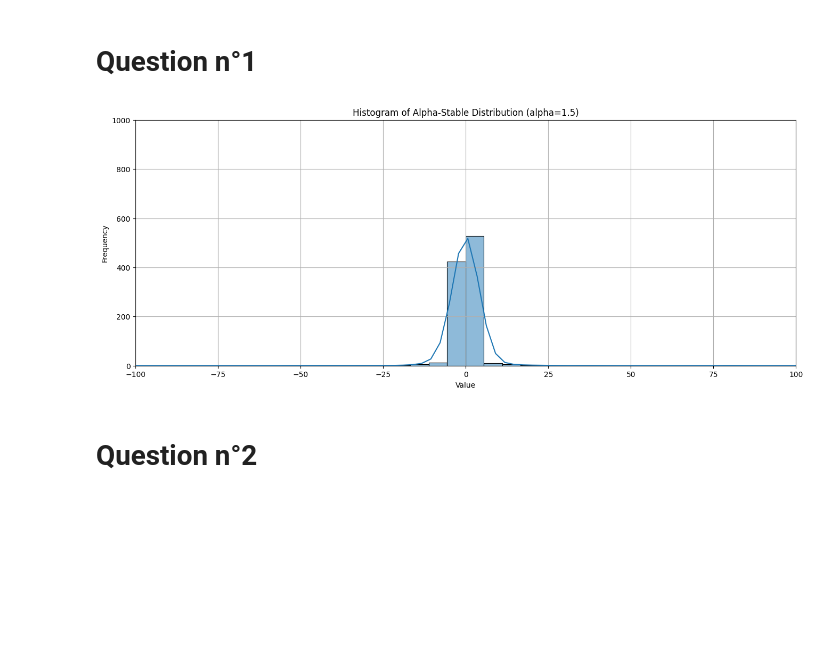
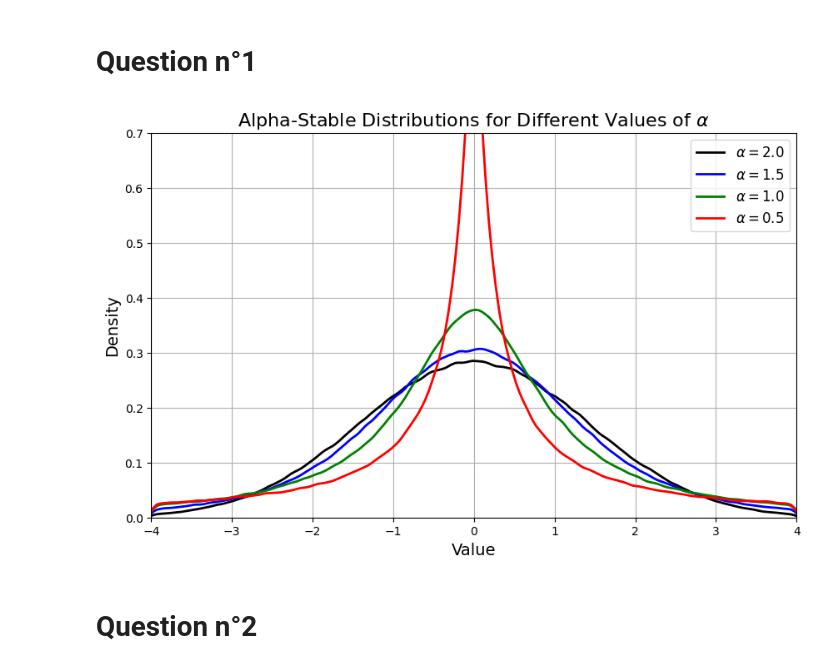
Before and after one commit to elyanrgn/ABC_alpha_stable_models, a Jupyter notebook: main.ipynb, the cells around one changed output. Saved outputs shown, nothing was run; the diff lists cells and outputs as text; code cells hidden in the pictures; blank space fills up the shorter version.

Commit message:
Plot of the distribution for various alpha

```diff
--- a/main.ipynb
+++ b/main.ipynb
@@ -71,21 +71,44 @@ def simulation_alpha_stable_mc(alpha: float, beta: float, gamma: float, delta: f
     y = jax.lax.cond(jnp.abs(alpha - 1) < epsi, branch_alpha_eq_1, branch_alpha_neq_1)
 
     return gamma * y + delta
-# %%
-y = simulation_alpha_stable_mc(1, 0, 0.5, 0, 1000, jax.random.PRNGKey(2))
-# Plotting the histogram
-plt.figure(figsize=(16, 6))
-sns.histplot(y, bins=100, kde=True)
-plt.title('Histogram of Alpha-Stable Distribution (alpha=1.5)')
-plt.xlabel('Value')
-plt.xlim(-100,100)
-plt.ylabel('Frequency')
-
-plt.ylim(0, 1000)
-plt.grid()
-plt.show()
-# %% [output]
-[figure, removed]
+# %%
+# Regenerate with new keys
+key = jax.random.PRNGKey(0)
+
+# 1 million points for better density
+n_points = 1_000_000
+
+keys = jax.random.split(key, 4)
+
+y_2  = simulation_alpha_stable_mc(2.0, 0, 1, 0, n_points, keys[0])
+y_15 = simulation_alpha_stable_mc(1.5, 0, 1, 0, n_points, keys[1])
+y_1  = simulation_alpha_stable_mc(1.0, 0, 1, 0, n_points, keys[2])
+y_05 = simulation_alpha_stable_mc(0.5, 0, 1, 0, n_points, keys[3])
+
+# Clip extreme values to focus on the interesting zone
+y_2  = y_2[(y_2 > -4) & (y_2 < 4)]
+y_15 = y_15[(y_15 > -4) & (y_15 < 4)]
+y_1  = y_1[(y_1 > -4) & (y_1 < 4)]
+y_05 = y_05[(y_05 > -4) & (y_05 < 4)]
+
+# Plot
+plt.figure(figsize=(10, 6))
+
+sns.kdeplot(y_2, label=r'$\alpha=2.0$', color='black', linewidth=2, bw_adjust=0.5)
+sns.kdeplot(y_15, label=r'$\alpha=1.5$', color='blue', linewidth=2, bw_adjust=0.5)
+sns.kdeplot(y_1, label=r'$\alpha=1.0$', color='green', linewidth=2, bw_adjust=0.5)
+sns.kdeplot(y_05, label=r'$\alpha=0.5$', color='red', linewidth=2, bw_adjust=0.5)
+
+plt.legend(fontsize=12)
+plt.xlim(-4, 4)
+plt.ylim(0, 0.7)
+plt.grid(True)
+plt.xlabel('Value', fontsize=14)
+plt.ylabel('Density', fontsize=14)
+plt.title('Alpha-Stable Distributions for Different Values of $\\alpha$', fontsize=16)
+plt.show()
+# %% [output]
+[figure, added]
 # %% [markdown]
 # Question n°2
 # %% [markdown]
```
